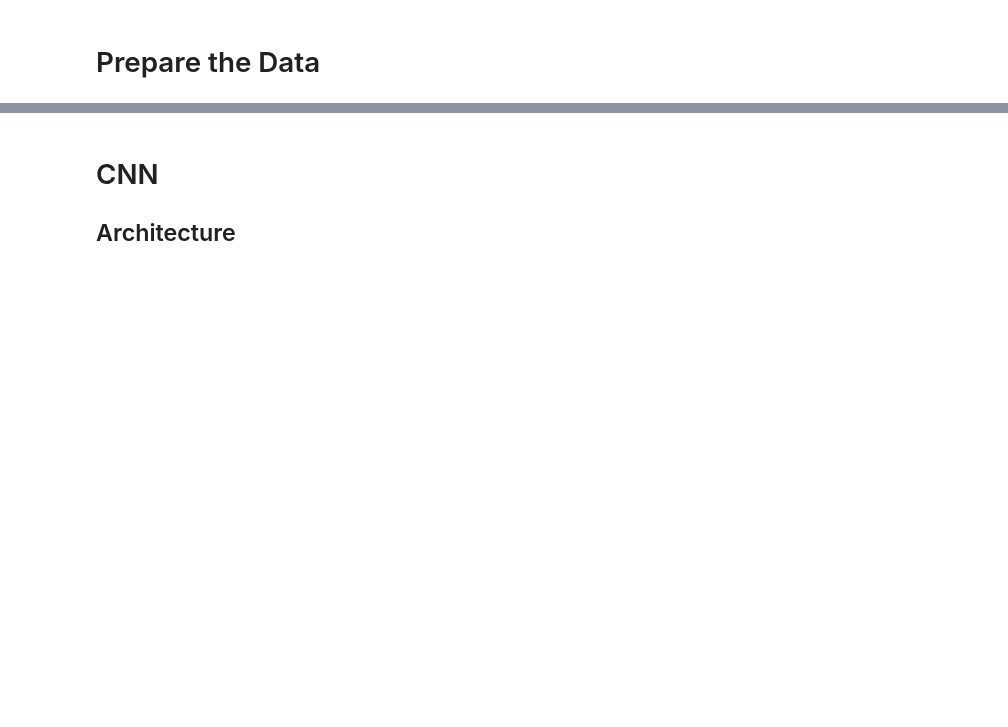
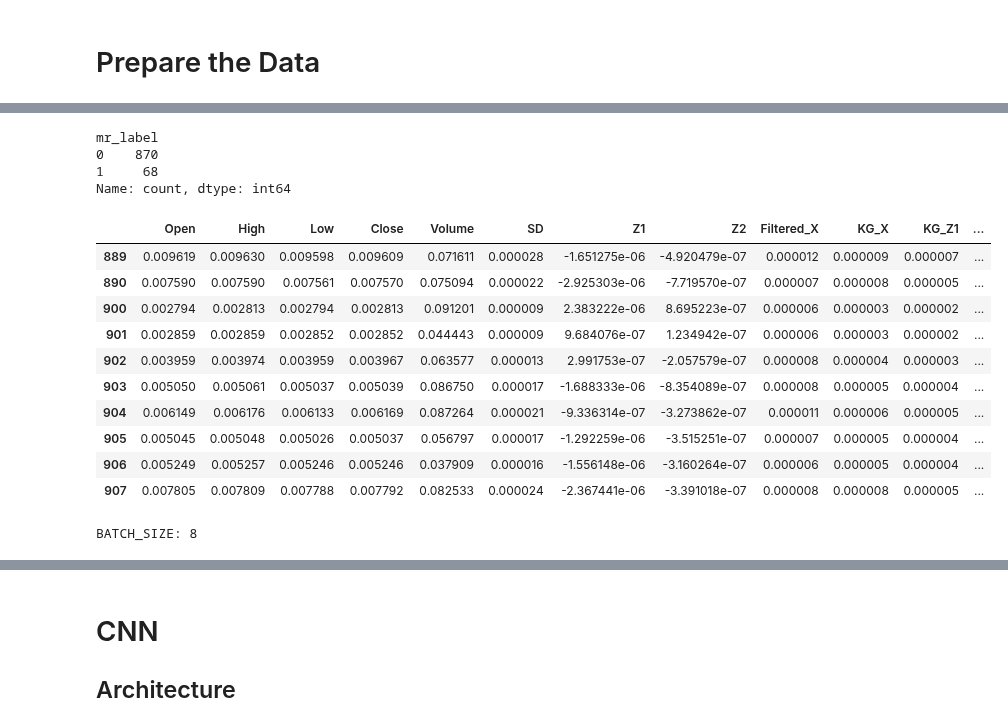
Before and after one commit to adamd1985/intra_day_futures_arb, a Jupyter notebook: cnn_algo.ipynb, the cells around one changed output, grey strips where cells are left out. Drawn from its saved outputs; the diff is of its cells as text; code cells hidden in the pictures; blank space fills up the shorter version.

```diff
--- a/cnn_algo.ipynb
+++ b/cnn_algo.ipynb
@@ -196,12 +251,28 @@ np.shape(train_agri_ts)
 # %%
 FEATURES = KF_COLS + BB_COLS + MOM_COLS + StockFeatExt.list
-FEATURES = StockFeat.list
+FEATURES = StockFeat.list + KF_COLS
 
 sample = val_agri_ts[0]
 print(sample[META_LABEL].value_counts())
 
 sampled_pattenrs = sample[sample[META_LABEL] > 0]
 sampled_pattenrs[FEATURES + [META_LABEL, "Ret"]].tail(10)
+# %% [output]
+mr_label
+0    870
+1     68
+Name: count, dtype: int64
+|  | Open | High | Low | Close | Volume | SD | Z1 | Z2 | Filtered_X | KG_X | KG_Z1 | ... |
+| 889 | 0.009619 | 0.009630 | 0.009598 | 0.009609 | 0.071611 | 0.000028 | -1.651275e-06 | -4.920479e-07 | 0.000012 | 0.000009 | 0.000007 | ... |
+| 890 | 0.007590 | 0.007590 | 0.007561 | 0.007570 | 0.075094 | 0.000022 | -2.925303e-06 | -7.719570e-07 | 0.000007 | 0.000008 | 0.000005 | ... |
+| 900 | 0.002794 | 0.002813 | 0.002794 | 0.002813 | 0.091201 | 0.000009 | 2.383222e-06 | 8.695223e-07 | 0.000006 | 0.000003 | 0.000002 | ... |
+| 901 | 0.002859 | 0.002859 | 0.002852 | 0.002852 | 0.044443 | 0.000009 | 9.684076e-07 | 1.234942e-07 | 0.000006 | 0.000003 | 0.000002 | ... |
+| 902 | 0.003959 | 0.003974 | 0.003959 | 0.003967 | 0.063577 | 0.000013 | 2.991753e-07 | -2.057579e-07 | 0.000008 | 0.000004 | 0.000003 | ... |
+| 903 | 0.005050 | 0.005061 | 0.005037 | 0.005039 | 0.086750 | 0.000017 | -1.688333e-06 | -8.354089e-07 | 0.000008 | 0.000005 | 0.000004 | ... |
+| 904 | 0.006149 | 0.006176 | 0.006133 | 0.006169 | 0.087264 | 0.000021 | -9.336314e-07 | -3.273862e-07 | 0.000011 | 0.000006 | 0.000005 | ... |
+| 905 | 0.005045 | 0.005048 | 0.005026 | 0.005037 | 0.056797 | 0.000017 | -1.292259e-06 | -3.515251e-07 | 0.000007 | 0.000005 | 0.000004 | ... |
+| 906 | 0.005249 | 0.005257 | 0.005246 | 0.005246 | 0.037909 | 0.000016 | -1.556148e-06 | -3.160264e-07 | 0.000006 | 0.000005 | 0.000004 | ... |
+| 907 | 0.007805 | 0.007809 | 0.007788 | 0.007792 | 0.082533 | 0.000024 | -2.367441e-06 | -3.391018e-07 | 0.000008 | 0.000008 | 0.000005 | ... |
 # %%
 WINDOW = 511  # window is the k+k-1xd-1 or the sum i=0..n of 1+sum(receptive feild)x2^i
 WINDOW_TMP_PATH = "./tmp/"
@@ -294,6 +365,8 @@ def create_dataset_from_generator(ts_list, batch_size):
 with strategy.scope():
     train_dataset = create_dataset_from_generator(train_agri_ts, batch_size=BATCH_SIZE)
     val_dataset = create_dataset_from_generator(val_agri_ts, batch_size=BATCH_SIZE)
+# %% [output]
+BATCH_SIZE: 8
 # %%
 # INPUT_SHAPE = (len(FEATURES), ) # The expected shape, where the None shape is BATCH_SIZE
 
```
Also changed, not shown: parts of 8 cells of this notebook, 1 other file.
